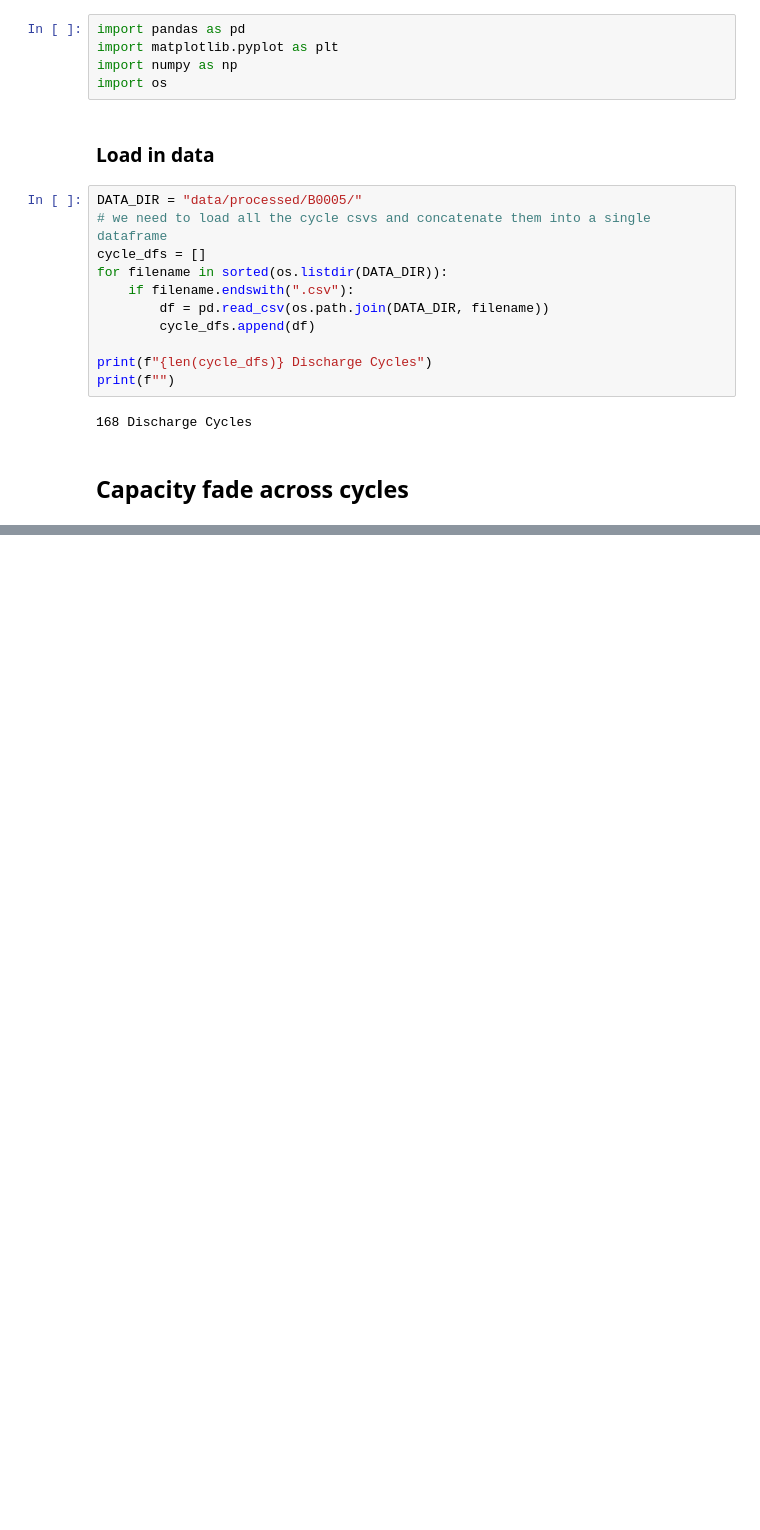
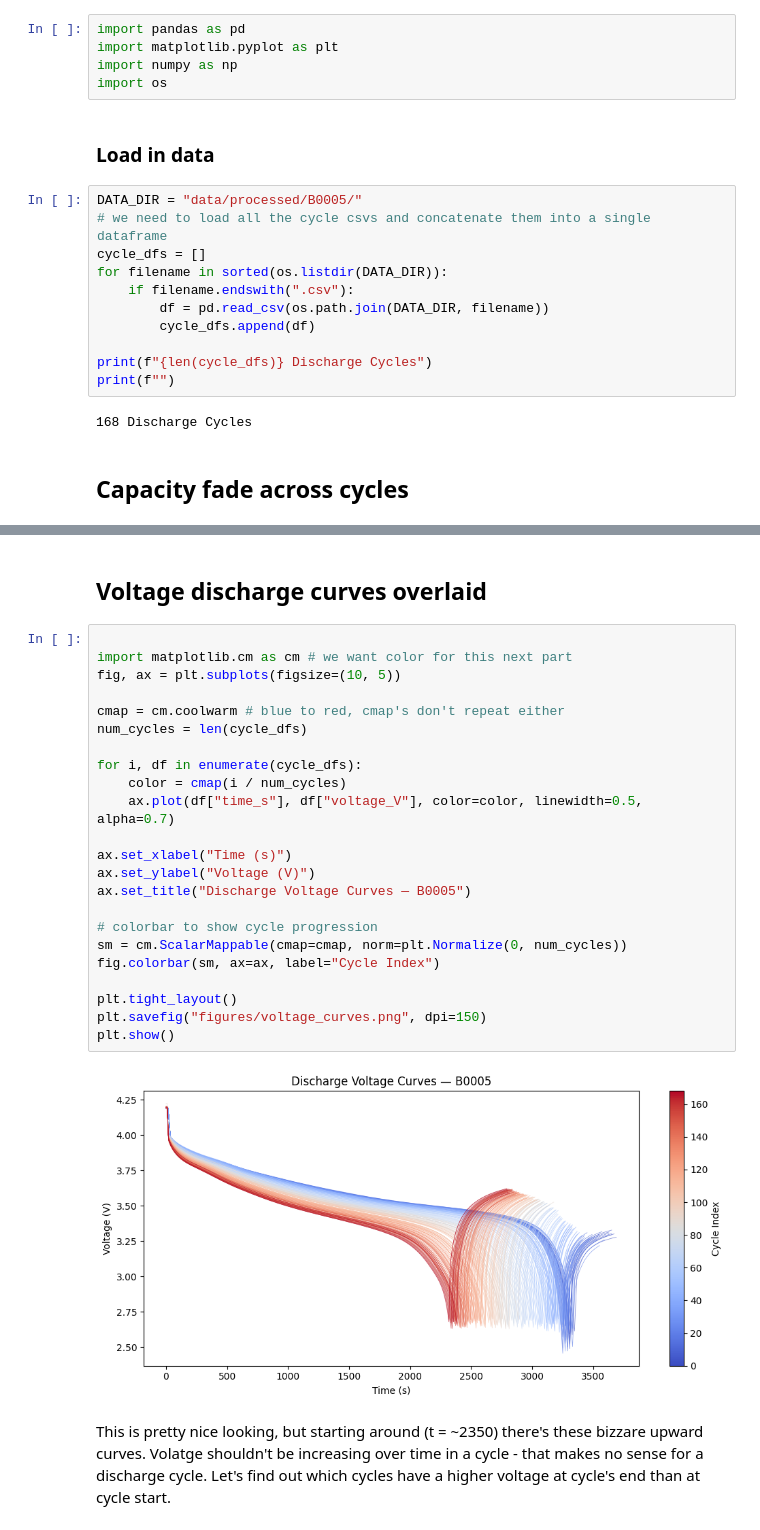
Before and after one commit to SamKhan32/neural-ode-soc, a Jupyter notebook: 01_eda.ipynb, the cells around one changed output, grey strips where cells are left out. Saved outputs shown, nothing was run; the diff lists cells and outputs as text; blank space fills up the shorter version.

```diff
--- a/01_eda.ipynb
+++ b/01_eda.ipynb
@@ -62,0 +76,29 @@ for df in cycle_dfs:
+# %% [markdown]
+## Voltage discharge curves overlaid
+# %%
+
+import matplotlib.cm as cm # we want color for this next part
+fig, ax = plt.subplots(figsize=(10, 5))
+
+cmap = cm.coolwarm # blue to red, cmap's don't repeat either
+num_cycles = len(cycle_dfs)
+
+for i, df in enumerate(cycle_dfs):
+    color = cmap(i / num_cycles)
+    ax.plot(df["time_s"], df["voltage_V"], color=color, linewidth=0.5, alpha=0.7)
+
+ax.set_xlabel("Time (s)")
+ax.set_ylabel("Voltage (V)")
+ax.set_title("Discharge Voltage Curves — B0005")
+
+# colorbar to show cycle progression
+sm = cm.ScalarMappable(cmap=cmap, norm=plt.Normalize(0, num_cycles))
+fig.colorbar(sm, ax=ax, label="Cycle Index")
+
+plt.tight_layout()
+plt.savefig("figures/voltage_curves.png", dpi=150)
+plt.show()
+# %% [output]
+[figure, added]
+# %% [markdown]
+This is pretty nice looking, but starting around (t = ~2350) there's these bizzare upward curves. Volatge shouldn't be increasing over time in a cycle - that makes no sense for a discharge cycle. Let's find out which cycles have a higher voltage at cycle's end than at cycle start.
```
Also changed, not shown: parts of 10 cells of this notebook, 2 other files.
